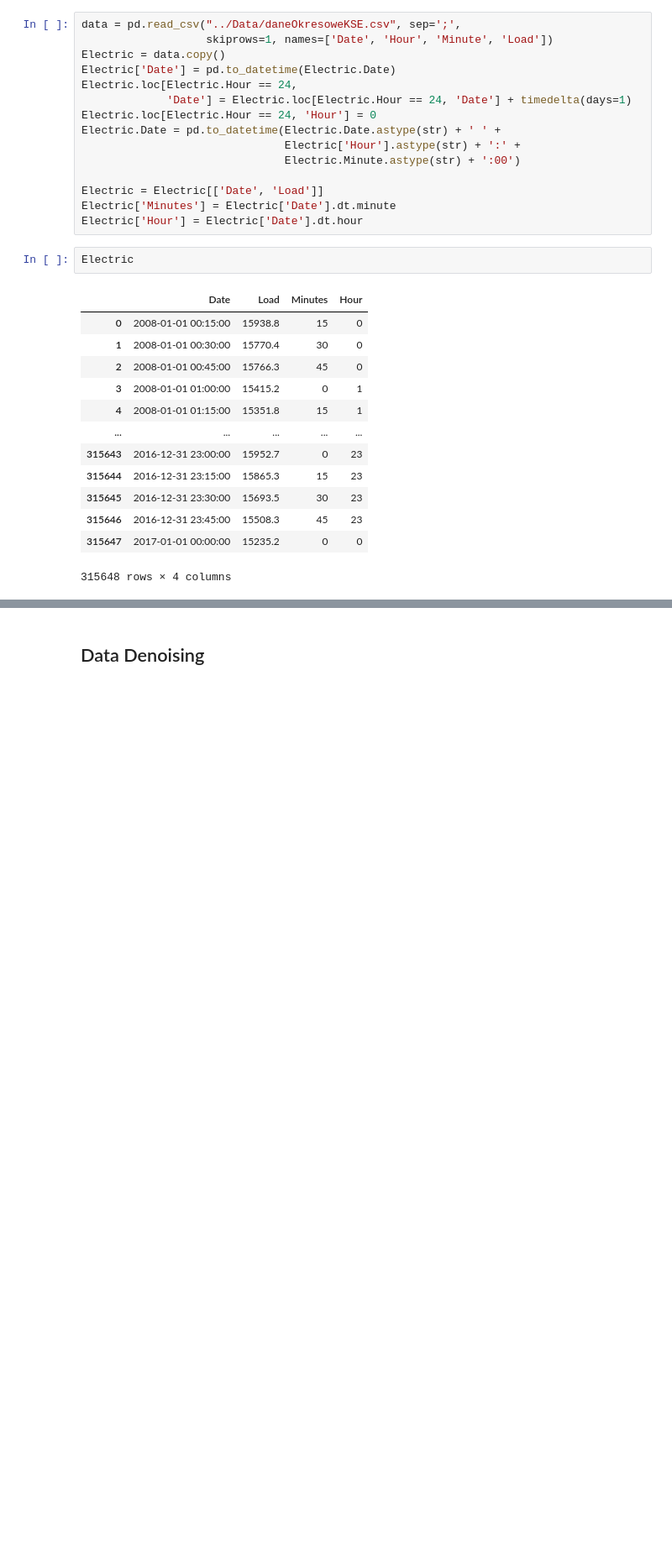
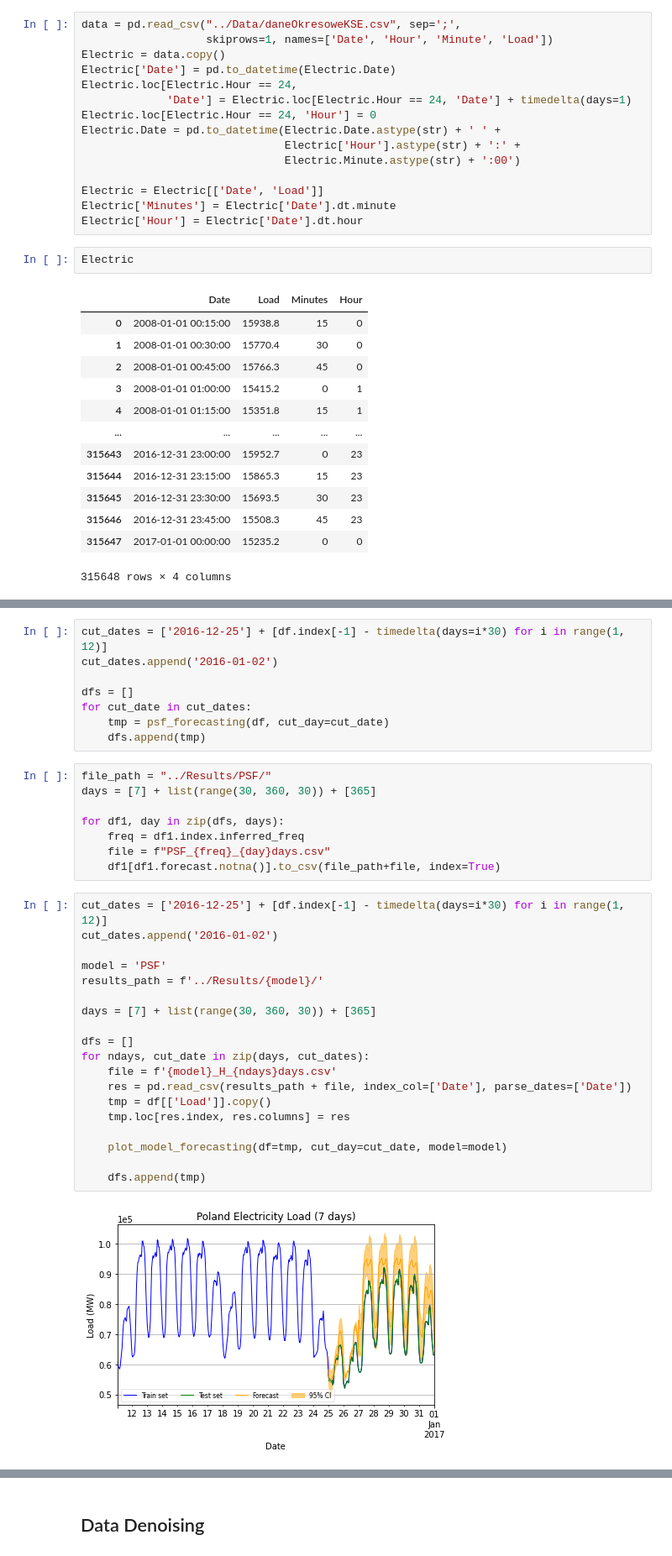
Before and after one commit to BleakHeart/Report-2, a Jupyter notebook: src/PSF_forecasting.ipynb, the cells around one changed output, grey strips where cells are left out. Shown at 84% size. Saved outputs shown, nothing was run; the diff lists cells and outputs as text; blank space fills up the shorter version.

```diff
--- a/src/PSF_forecasting.ipynb
+++ b/src/PSF_forecasting.ipynb
@@ -45,0 +176,37 @@ Electric
+# %%
+cut_dates = ['2016-12-25'] + [df.index[-1] - timedelta(days=i*30) for i in range(1, 12)]
+cut_dates.append('2016-01-02')
+
+dfs = []
+for cut_date in cut_dates:
+    tmp = psf_forecasting(df, cut_day=cut_date)
+    dfs.append(tmp)
+# %%
+file_path = "../Results/PSF/"
+days = [7] + list(range(30, 360, 30)) + [365]
+
+for df1, day in zip(dfs, days):
+    freq = df1.index.inferred_freq
+    file = f"PSF_{freq}_{day}days.csv"
+    df1[df1.forecast.notna()].to_csv(file_path+file, index=True)
+# %%
+cut_dates = ['2016-12-25'] + [df.index[-1] - timedelta(days=i*30) for i in range(1, 12)]
+cut_dates.append('2016-01-02')
+
+model = 'PSF'
+results_path = f'../Results/{model}/'
+
+days = [7] + list(range(30, 360, 30)) + [365]
+
+dfs = []
+for ndays, cut_date in zip(days, cut_dates):
+    file = f'{model}_H_{ndays}days.csv'
+    res = pd.read_csv(results_path + file, index_col=['Date'], parse_dates=['Date'])
+    tmp = df[['Load']].copy()
+    tmp.loc[res.index, res.columns] = res
+
+    plot_model_forecasting(df=tmp, cut_day=cut_date, model=model)
+
+    dfs.append(tmp)
+# %% [output]
+[figure, added]
```
Also changed, not shown: parts of 43 cells of this notebook, 16 other files.
